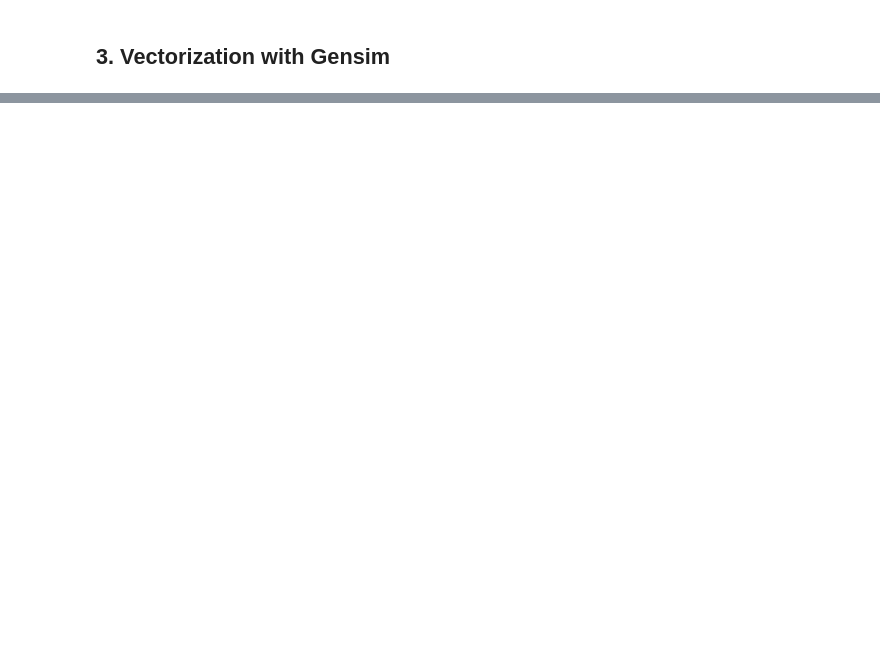
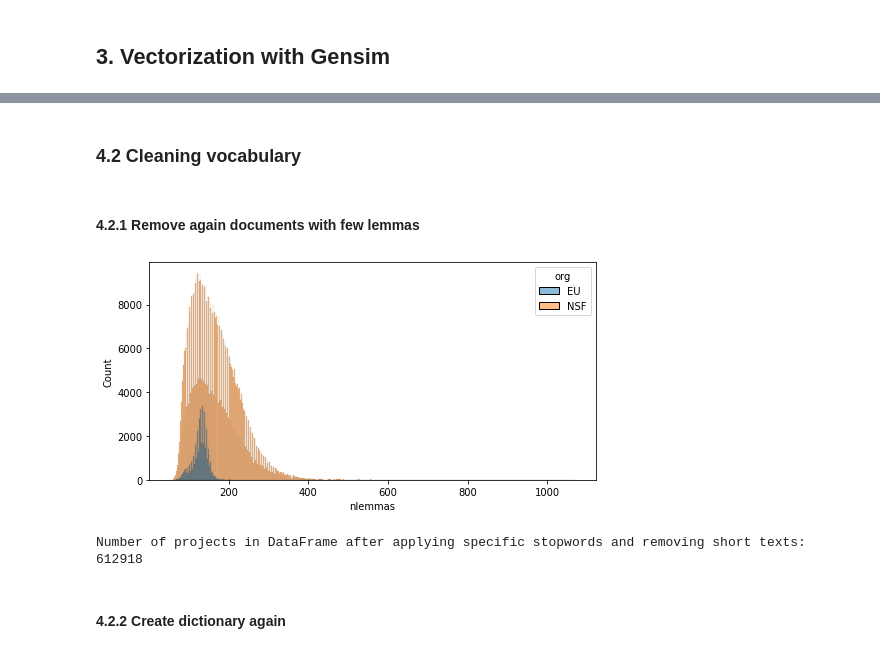
Before and after one commit to celiaromero/mythesis, a Jupyter notebook: topic_modeling.ipynb, the cells around one changed output, grey strips where cells are left out. Drawn from its saved outputs; the diff is of its cells as text; code cells hidden in the pictures; blank space fills up the shorter version.

Commit message:
Update topic_modeling.ipynb
more advanced version

```diff
--- a/topic_modeling.ipynb
+++ b/topic_modeling.ipynb
@@ -240,0 +304,2 @@ specific_stw = []
+# %% [markdown]
+### 4.2 Cleaning vocabulary
@@ -240,0 +308,47 @@ specific_stw = []
+# %%
+specific_stw = ['activity','aim','analysis','application','approach','area','award',
+                'base','broad',
+                'change','collection','community','complex','concept','condition','conference','content','context','cost','create','current',
+                'data','datum','deem','design','development',
+                'effect','enable','engineering','establish','eu','evaluation','examine','experience',
+                'field','focus','foundation','formation','framework','function','fundamental',
+                'goal','group',
+                'human',
+                'identify','important','improve','increase','information','innovation','intellectual','interaction','international','issue',
+                'knowledge',
+                'large','learn','learning','long','low',
+                'main','management','material','mechanism','merit','meeting','method','middle','mission','model','modeling',
+                'network','nsf','number',
+                'objective','open','opportunity',
+                'performance','phase','potential','present','problem','process','professional','programme','program','property','propose','public',
+                'question',
+                'real','reduce','reflect','researcher','resolution','response','result','review','role',
+                'scale','science','scientist','scientific','service','small','solution','solve','specific','state','structure',
+                'target','team','technique','technology','test','theory','time','tool','type',
+                'underrepresented','understand','understanding','university',
+                'work','workshop','worthy',
+                'year']
+
+def clean_lemmas(orig_str):
+    lemmas = orig_str.lower().split()
+    lemmas = [el for el in lemmas if el not in specific_stw]
+    return ' '.join(lemmas)
+
+corpusdata['clean_lemmas'] = corpusdata['lemmas'].apply(clean_lemmas)
+# %% [markdown]
+#### 4.2.1 Remove again documents with few lemmas
+# %%
+#We filter again according to the number of lemmas
+corpusdata['nlemmas'] = corpusdata['clean_lemmas'].apply(count_lemmas)
+fig, axes = plt.subplots(1, 1, figsize=(8, 4), sharex=True)
+sns.histplot(data = corpusdata, x='nlemmas', hue='org')
+plt.show()
+# %% [output]
+[figure, added]
+# %%
+corpusdata = corpusdata[corpusdata['nlemmas']>=100]
+print('Number of projects in DataFrame after applying specific stopwords and removing short texts:', len(corpusdata))
+# %% [output]
+Number of projects in DataFrame after applying specific stopwords and removing short texts: 612918
+# %% [markdown]
+#### 4.2.2 Create dictionary again
```
Also changed, not shown: parts of 74 cells of this notebook.
